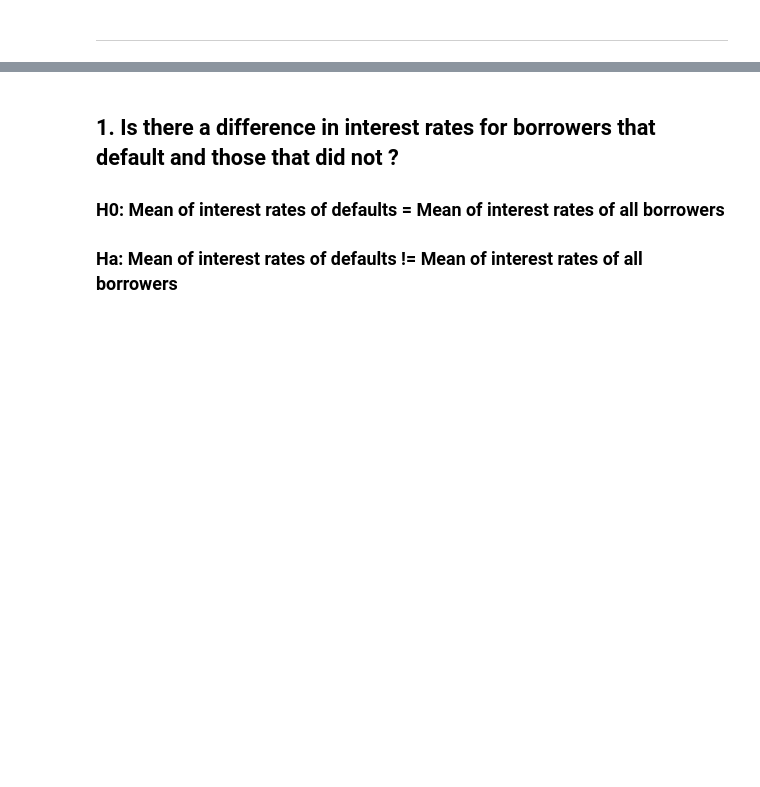
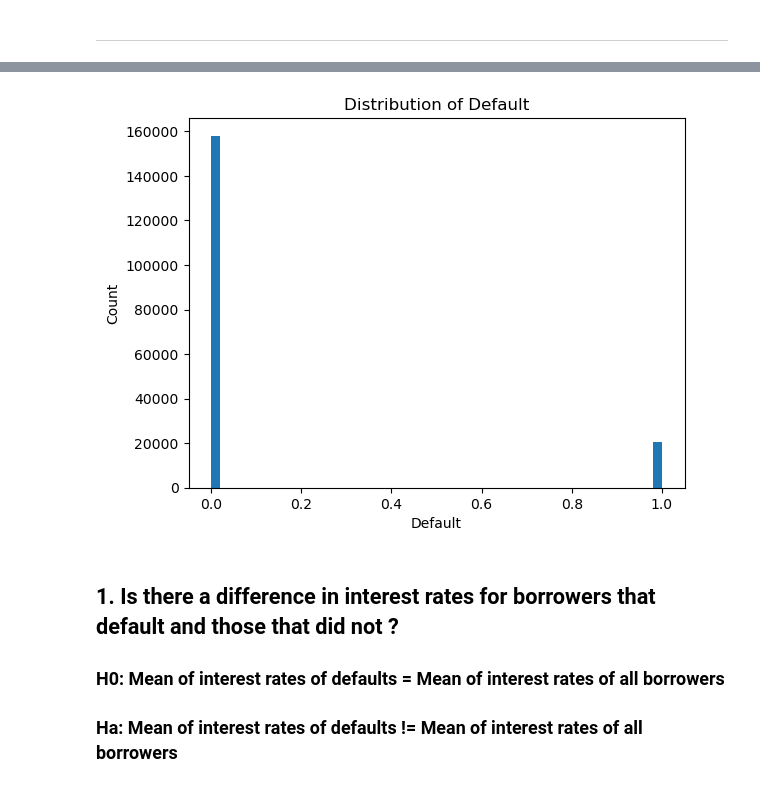
Before and after one commit to Msalazar2/individual-project, a Jupyter notebook: Final_Report.ipynb, the cells around one changed output, grey strips where cells are left out. Cells and saved outputs as stored; diff of their text form; code cells hidden in the pictures; blank space fills up the shorter version.

```diff
--- a/Final_Report.ipynb
+++ b/Final_Report.ipynb
@@ -73,3 +83,8 @@ Found Data
+# %%
+# Plot distribution of default
+e.plt_dist(train, 'default')
+# %% [output]
+[figure, added]
 # %%
 # Make copy of train and add new binned features.
 train.copy = e.bin_data(train)
```
Also changed, not shown: parts of 16 cells of this notebook, 1 other file.
